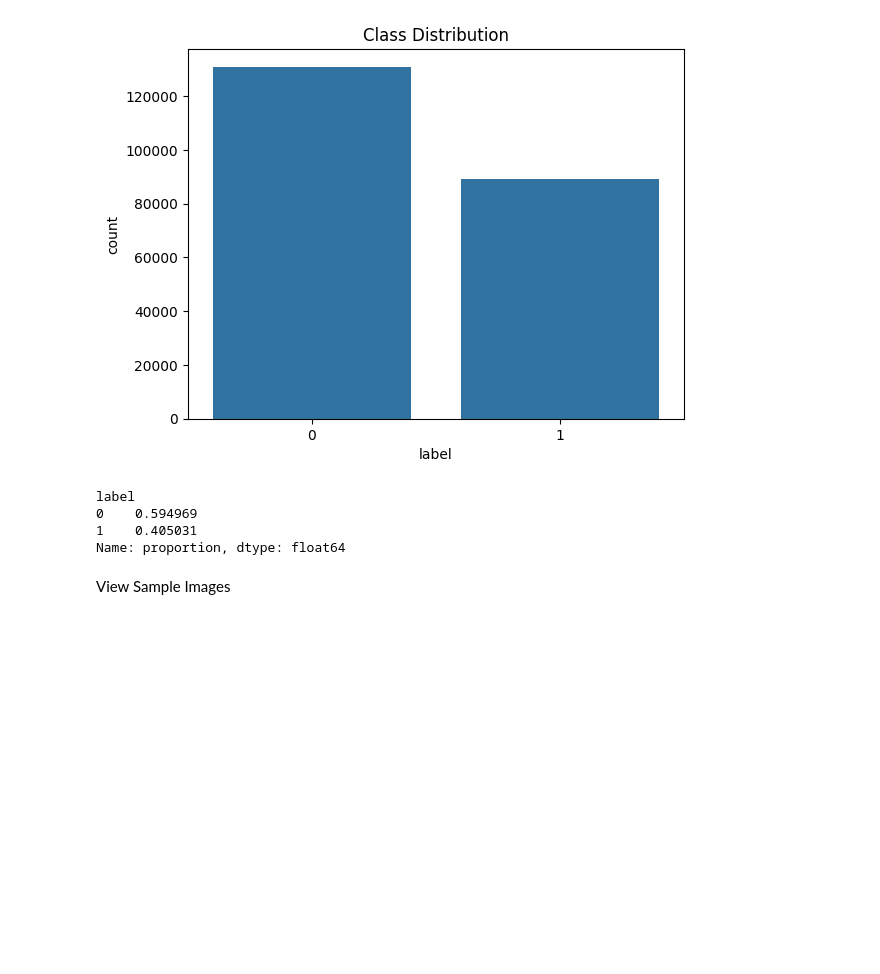
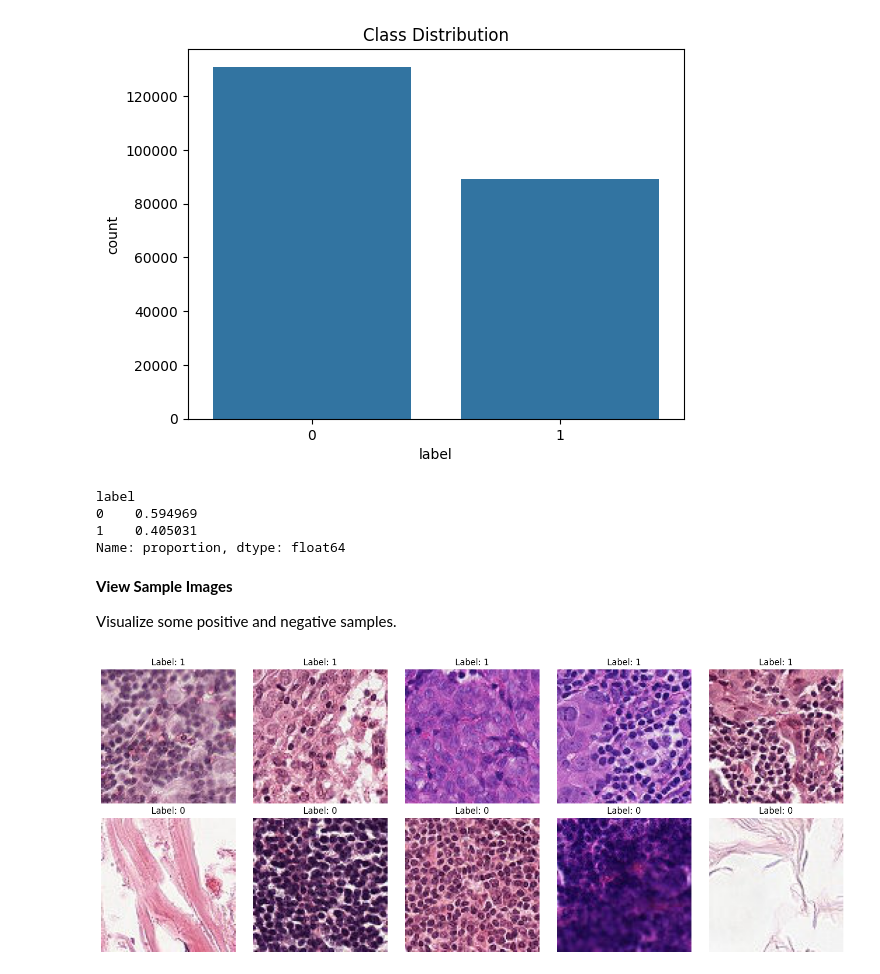
Before and after one commit to RockDeng110/Histopathologic-Cancer-Detection-Kaggle, a Jupyter notebook: histopathologic_cancer_detection.ipynb, the cells around one changed output. Drawn from its saved outputs; the diff is of its cells as text; code cells hidden in the pictures; blank space fills up the shorter version.

```diff
--- a/histopathologic_cancer_detection.ipynb
+++ b/histopathologic_cancer_detection.ipynb
@@ -198,4 +196,39 @@ label
 1    0.405031
 Name: proportion, dtype: float64
 # %% [markdown]
-View Sample Images
+**View Sample Images**
+
+Visualize some positive and negative samples.
+# %%
+# [CODE CELL]
+# ... (Code to plot sample images) ...
+def plot_samples(df, n=5):
+    """Plots n positive and n negative samples."""
+    pos_samples = df[df['label'] == 1]['file_path'].sample(n, random_state=CFG.SEED).values
+    neg_samples = df[df['label'] == 0]['file_path'].sample(n, random_state=CFG.SEED).values
+
+    fig, axes = plt.subplots(2, n, figsize=(n*3, 6))
+
+    for i in range(n):
+        # Plot positive samples
+        img_pos = plt.imread(pos_samples[i])
+        axes[0, i].imshow(img_pos)
+        axes[0, i].set_title("Label: 1")
+        axes[0, i].axis('off')
+
+        # Plot negative samples
+        img_neg = plt.imread(neg_samples[i])
+        axes[1, i].imshow(img_neg)
+        axes[1, i].set_title("Label: 0")
+        axes[1, i].axis('off')
+
+    plt.tight_layout()
+    plt.show()
+
+# Plot samples (only if not in debug mode, or if debug df is large enough)
+if len(df_labels) > 10:
+    plot_samples(df_labels)
+else:
+    print("Skipping sample plotting due to small debug dataframe.")
+# %% [output]
+[figure, added]
```
Also changed, not shown: parts of 14 cells of this notebook.
